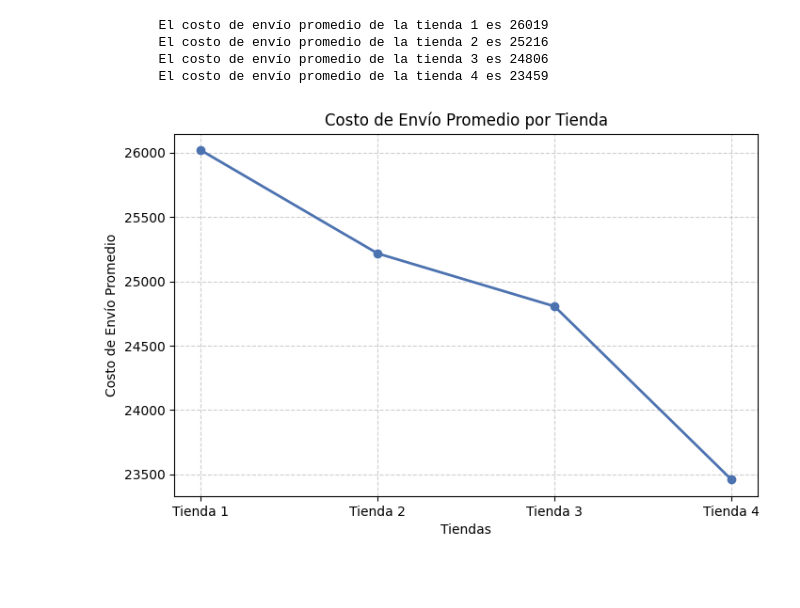
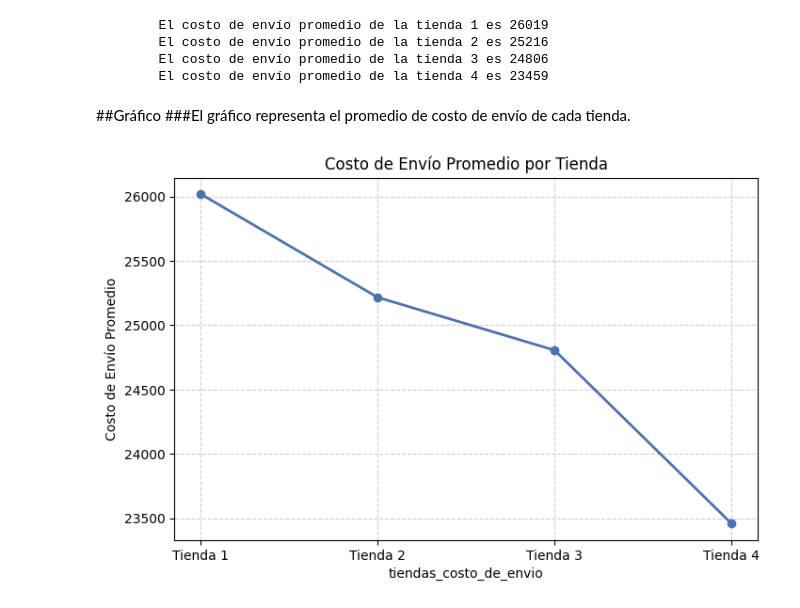
Before and after one commit to paolalarap/challenge-practicando-python, a Jupyter notebook: AluraStoreLatam.ipynb, the cells around one changed output. Saved outputs shown, nothing was run; the diff lists cells and outputs as text; code cells hidden in the pictures; blank space fills up the shorter version.

```diff
--- a/AluraStoreLatam.ipynb
+++ b/AluraStoreLatam.ipynb
@@ -522,22 +549,26 @@ print(f'        El costo de envío promedio de la tienda 1 es {round(costo_de_en
         El costo de envío promedio de la tienda 2 es 25216
         El costo de envío promedio de la tienda 3 es 24806
         El costo de envío promedio de la tienda 4 es 23459
+# %% [markdown]
+##Gráfico
+###El gráfico representa el promedio de costo de envío de cada tienda.
 # %%
+
 tiendas_costo_de_envio = ['Tienda 1', 'Tienda 2', 'Tienda 3', 'Tienda 4']
 costos_promedio = [
     costo_de_envio_promedio,
     costo_de_envio_promedio2,
     costo_de_envio_promedio3,
     costo_de_envio_promedio4
 ]
 
 # Crear gráfico de líneas
 plt.figure(figsize=(8,5))
-plt.plot(tiendas, costos_promedio, marker='o', linewidth=2, color='#4C72B0')
+plt.plot(tiendas_costo_de_envio, costos_promedio, marker='o', linewidth=2, color='#4C72B0')
 plt.title('Costo de Envío Promedio por Tienda')
-plt.xlabel('Tiendas')
+plt.xlabel('tiendas_costo_de_envio')
 plt.ylabel('Costo de Envío Promedio')
 plt.grid(linestyle='--', alpha=0.6)
 plt.show()
 # %% [output]
-[figure, old version]
+[figure, new version]
```
Also changed, not shown: parts of 3 cells of this notebook.
